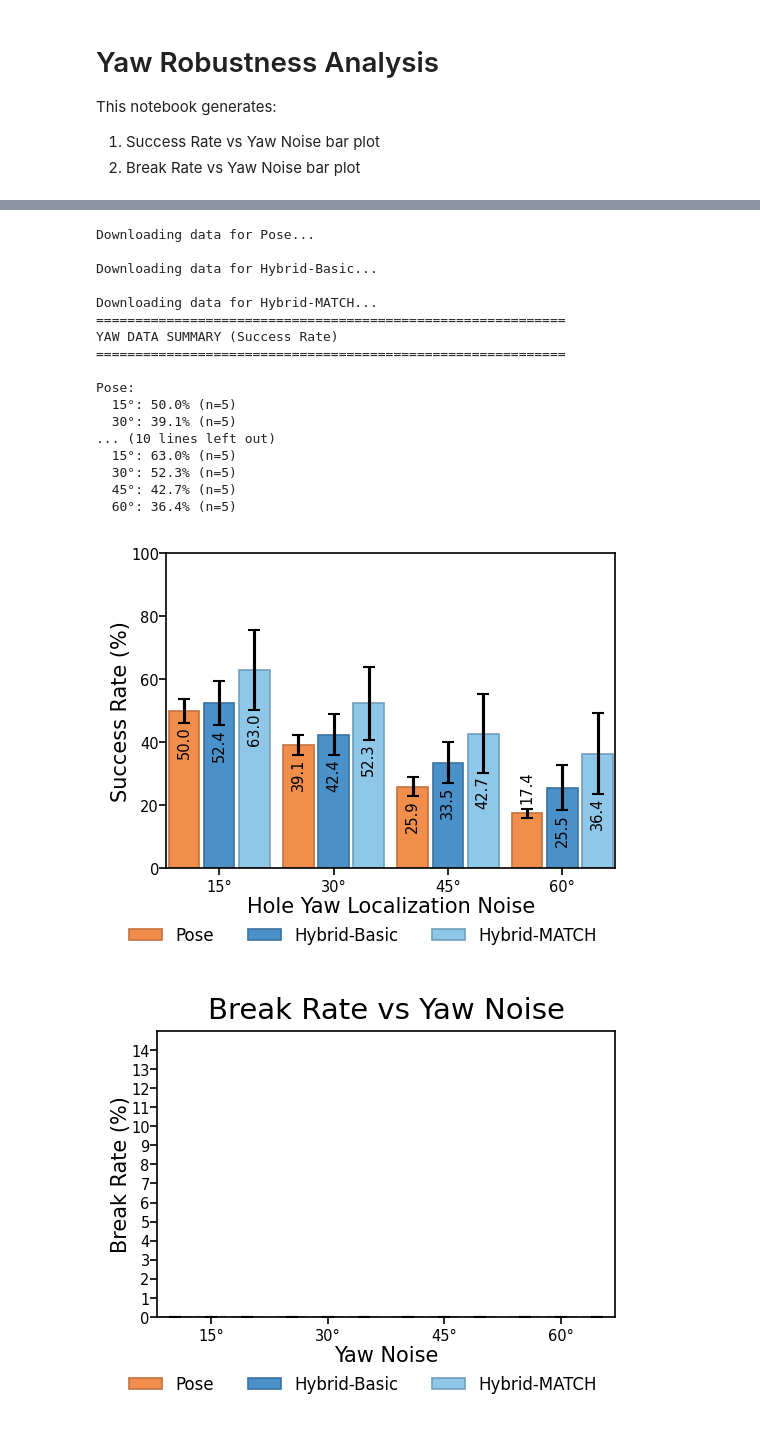
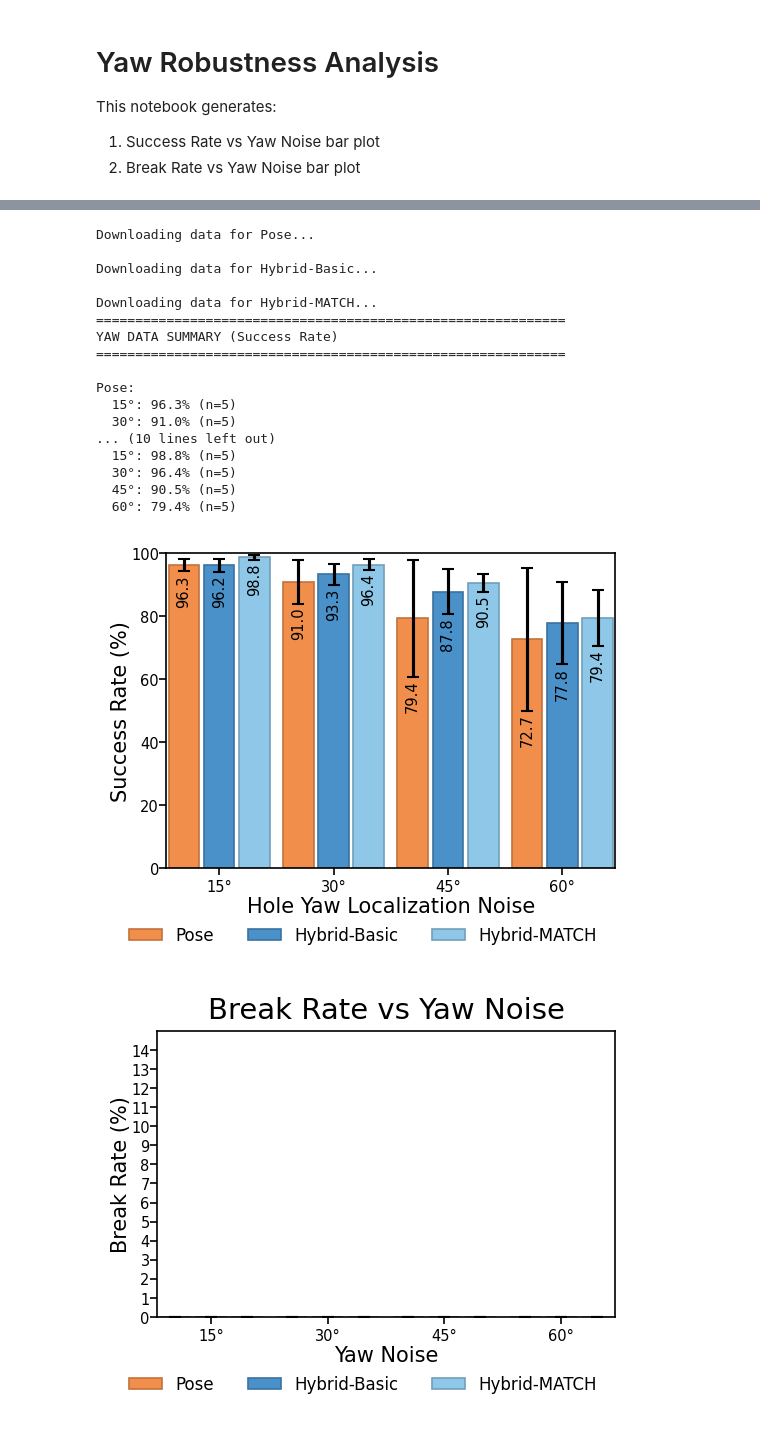
Before and after one commit to RoboNuke/Continuous_Force_RL, a Jupyter notebook: scripts/data_processing/yaw_robustness_analysis.ipynb, the cells around one changed output, grey strips where cells are left out. Cells and saved outputs as stored; diff of their text form; code cells hidden in the pictures.

```diff
--- a/scripts/data_processing/yaw_robustness_analysis.ipynb
+++ b/scripts/data_processing/yaw_robustness_analysis.ipynb
@@ -44,9 +44,14 @@ METHOD_TAGS = {
     #"Hybrid-Basic":"basic-hybrid_hex-15deg:2026-02-04_17:45",
 
     # squashed v1
-    "Pose": "pose_squashed_hex-15deg_f10000:2026-02-24_16:39",
-    "Hybrid-Basic":"hybrid_squashed_hex-15deg_f10000:2026-02-24_16:39",
-    "Hybrid-MATCH":"MATCH_squashed_hex-15deg_f10000:2026-02-24_16:39",
+    #"Pose": "pose_squashed_hex-15deg_f10000:2026-02-24_16:39",
+    #"Hybrid-Basic":"hybrid_squashed_hex-15deg_f10000:2026-02-24_16:39",
+    #"Hybrid-MATCH":"MATCH_squashed_hex-15deg_f10000:2026-02-24_16:39",
+
+    # squashed v2
+    "Pose" : "pose_squashed_hex-15deg_f10000:2026-02-25_18:37",
+    "Hybrid-Basic":"hybrid_squashed_hex-15deg_f10000:2026-02-25_18:37",
+    "Hybrid-MATCH":"MATCH_squashed_hex-15deg_f10000:2026-02-25_18:37",
 }
 
 # Yaw Level Mapping: display label -> metric range string
@@ -141,36 +146,36 @@ YAW DATA SUMMARY (Success Rate)
 ============================================================
 
 Pose:
-  15°: 50.0% (n=5)
-  30°: 39.1% (n=5)
+  15°: 96.3% (n=5)
+  30°: 91.0% (n=5)
 ... (10 lines left out)
-  15°: 63.0% (n=5)
-  30°: 52.3% (n=5)
-  45°: 42.7% (n=5)
-  60°: 36.4% (n=5)
+  15°: 98.8% (n=5)
+  30°: 96.4% (n=5)
+  45°: 90.5% (n=5)
+  60°: 79.4% (n=5)
 # %%
 # ============================================================
 # BLOCK 4: SUCCESS RATE VS YAW NOISE
 # ============================================================
 
 fig, ax = plot_rate_figure(
     data=yaw_data,
     method_names=list(METHOD_TAGS.keys()),
     level_labels=list(YAW_LEVELS.keys()),
     level_col="yaw_level",
     metric="success",
     #title="Success Rate vs Hole Yaw Noise",
     x_label="Hole Yaw Localization Noise",
     y_label="Success Rate (%)",
     y_lim=SUCCESS_Y_LIM,
     y_ticks=SUCCESS_Y_TICKS,
     error_type=ERROR_TYPE,
-    filter_top_n=TOP_N_POLICIES,
+    filter_top_n=None,
     best_checkpoints=best_checkpoints_by_method,
 )
 plt.show()
 # %% [output]
-[figure, old version]
+[figure, new version]
 # %%
 # ============================================================
 # BLOCK 5: BREAK RATE VS YAW NOISE
```
Also changed, not shown: parts of 1 cell of this notebook, 5 other files.
